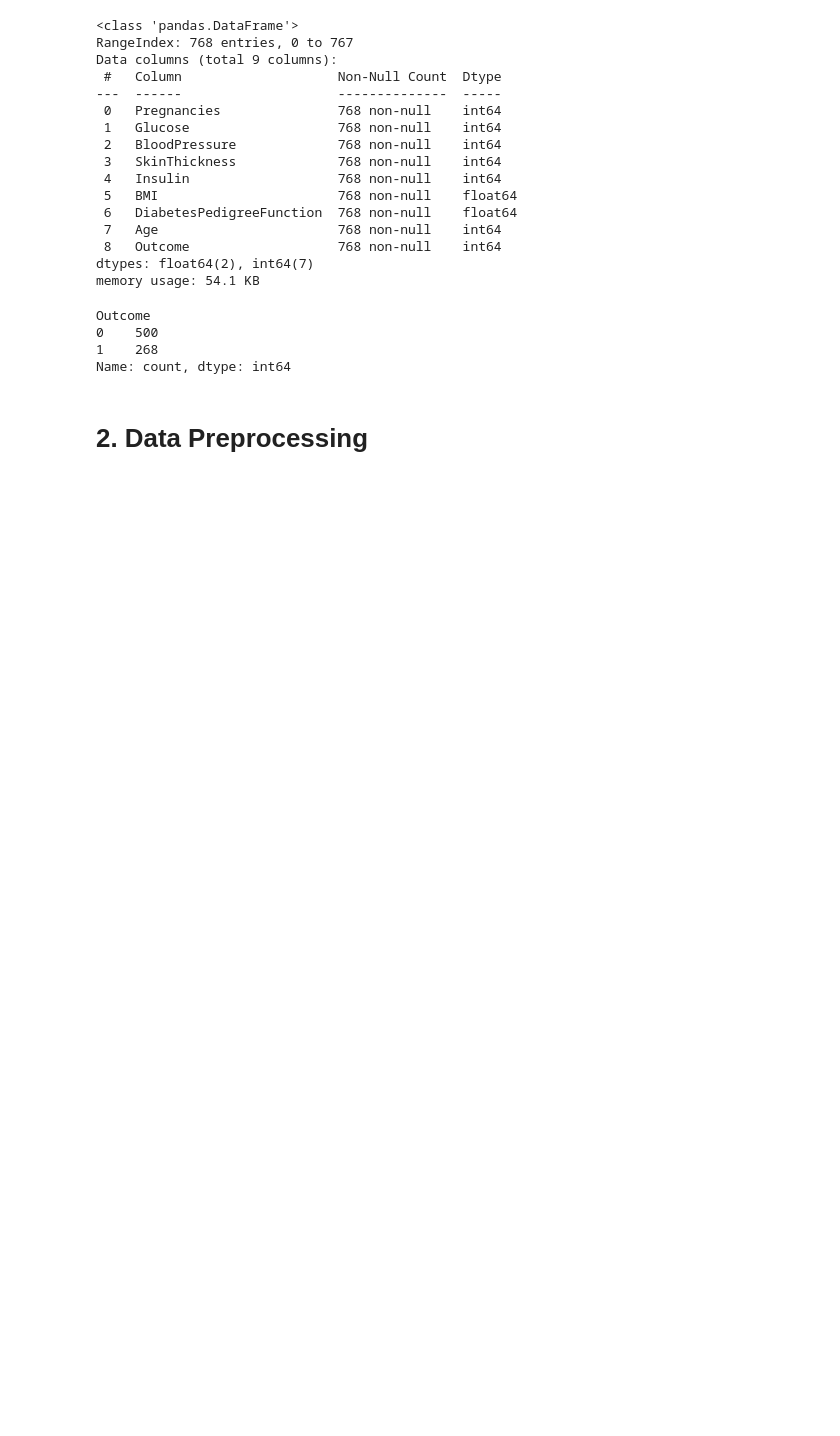
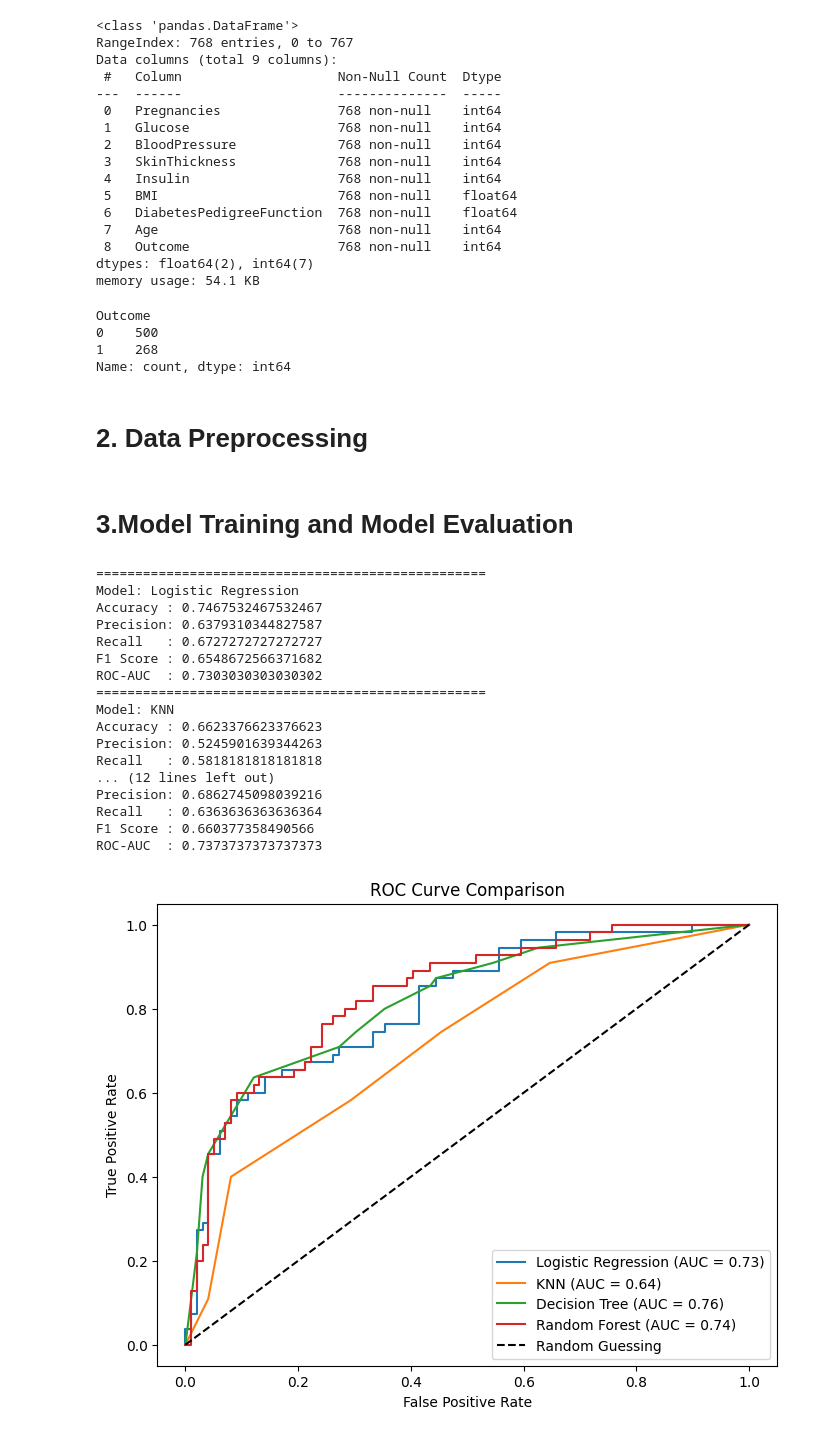
Before and after one commit to soumit02/Machine-Learning-Practice, a Jupyter notebook: src/AssignmentWork/Classification_Diabetes_Prediction_Model.ipynb, the cells around one changed output. Drawn from its saved outputs; the diff is of its cells as text; code cells hidden in the pictures; blank space fills up the shorter version.

Commit message:
add some new code in classification notebook and save this model

```diff
--- a/src/AssignmentWork/Classification_Diabetes_Prediction_Model.ipynb
+++ b/src/AssignmentWork/Classification_Diabetes_Prediction_Model.ipynb
@@ -100,3 +100,72 @@ y = df['Outcome']
 # %%
 # Perform Train/Test Split
 X_train, X_test, y_train, y_test = train_test_split(X, y, test_size=0.2, random_state=42)
+# %% [markdown]
+# 3.Model Training and Model Evaluation
+# %%
+models = {
+    "Logistic Regression": LogisticRegression(max_iter=1000),
+    "KNN": KNeighborsClassifier(n_neighbors=5),
+    "Decision Tree": DecisionTreeClassifier(max_depth=5, random_state=42),
+    "Random Forest": RandomForestClassifier(max_depth=5, random_state=42)
+}
+# %%
+results = []
+plt.figure(figsize=(8,6))
+
+for name, model in models.items():
+
+    # Train
+    model.fit(X_train, y_train)
+
+    # Predict
+    y_pred = model.predict(X_test)
+    y_prob = model.predict_proba(X_test)[:,1]
+
+    # Metrics
+    acc = accuracy_score(y_test, y_pred)
+    prec = precision_score(y_test, y_pred)
+    rec = recall_score(y_test, y_pred)
+    f1 = f1_score(y_test, y_pred)
+    roc_auc = roc_auc_score(y_test, y_pred)
+    results.append([name, acc, prec, rec, f1, roc_auc])
+
+    # Plot ROC Curve for each model
+    fpr, tpr, thresholds = roc_curve(y_test, y_prob)
+    plt.plot(fpr, tpr, label=f"{name} (AUC = {roc_auc:.2f})")
+
+    # Print Metrics
+    print("="*50)
+    print("Model:", name)
+    print("Accuracy :", acc)
+    print("Precision:", prec)
+    print("Recall   :", rec)
+    print("F1 Score :", f1)
+    print("ROC-AUC  :", roc_auc)
+
+# ROC Curve Visualization
+plt.plot([0,1], [0,1], linestyle='--', color='black', label='Random Guessing')
+plt.xlabel("False Positive Rate")
+plt.ylabel("True Positive Rate")
+plt.title("ROC Curve Comparison")
+plt.legend(loc="lower right")
+plt.show()
+# %% [output]
+==================================================
+Model: Logistic Regression
+Accuracy : 0.7467532467532467
+Precision: 0.6379310344827587
+Recall   : 0.6727272727272727
+F1 Score : 0.6548672566371682
+ROC-AUC  : 0.7303030303030302
+==================================================
+Model: KNN
+Accuracy : 0.6623376623376623
+Precision: 0.5245901639344263
+Recall   : 0.5818181818181818
+... (12 lines left out)
+Precision: 0.6862745098039216
+Recall   : 0.6363636363636364
+F1 Score : 0.660377358490566
+ROC-AUC  : 0.7373737373737373
+[figure, added]
```
Also changed, not shown: parts of 4 cells of this notebook, 1 other file.
